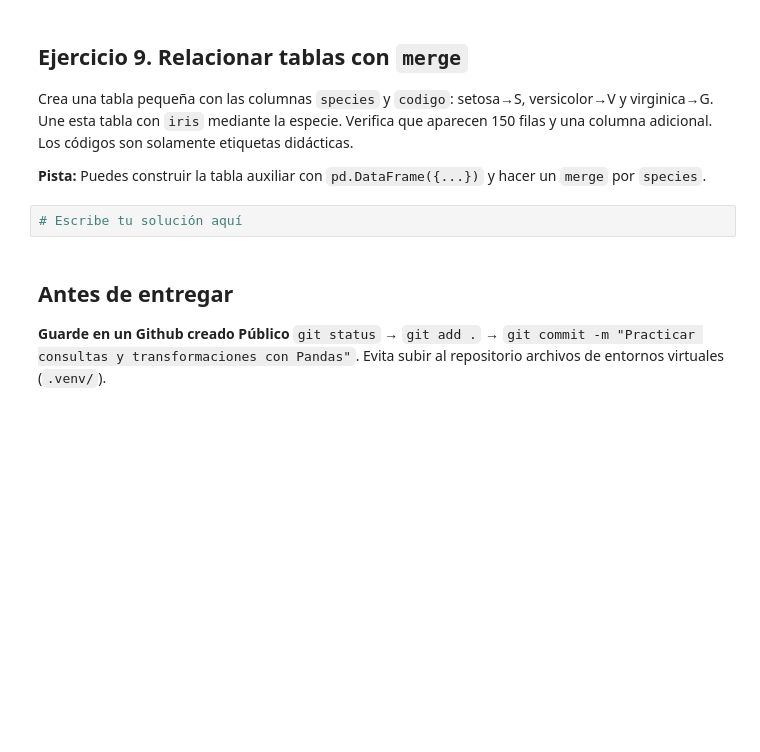
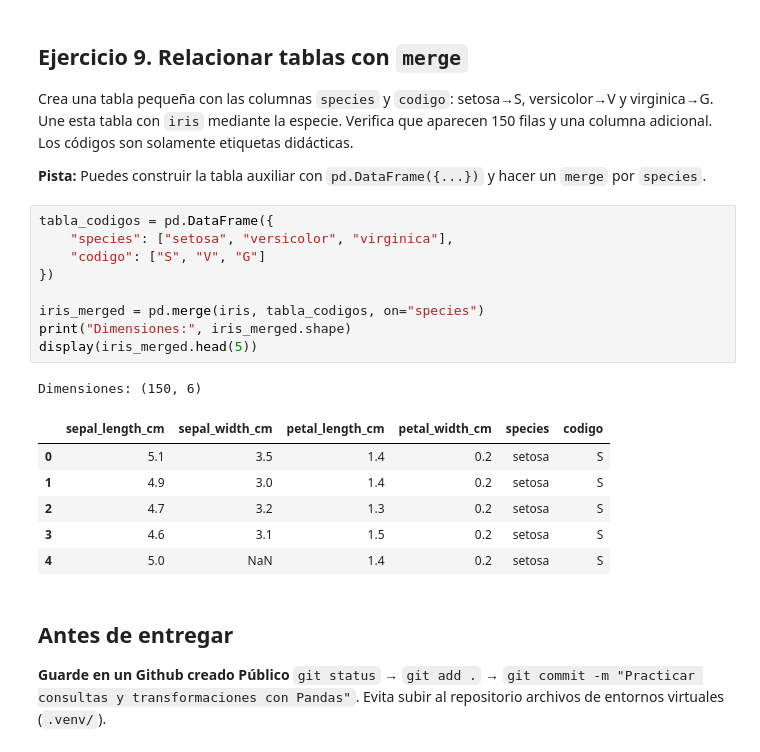
Before and after one commit to tizzy541/curso-ia-practica, a Jupyter notebook: 02_Ejercicios_Iris.ipynb, the cells around one changed output. Drawn from its saved outputs; the diff is of its cells as text; blank space fills up the shorter version.

```diff
--- a/02_Ejercicios_Iris.ipynb
+++ b/02_Ejercicios_Iris.ipynb
@@ -87,7 +241,22 @@ Crea una tabla pequeña con las columnas `species` y `codigo`: setosa→S, versi
 
 **Pista:** Puedes construir la tabla auxiliar con `pd.DataFrame({...})` y hacer un `merge` por `species`.
 # %%
-# Escribe tu solución aquí
+tabla_codigos = pd.DataFrame({
+    "species": ["setosa", "versicolor", "virginica"],
+    "codigo": ["S", "V", "G"]
+})
+
+iris_merged = pd.merge(iris, tabla_codigos, on="species")
+print("Dimensiones:", iris_merged.shape)
+display(iris_merged.head(5))
+# %% [output]
+Dimensiones: (150, 6)
+|  | sepal_length_cm | sepal_width_cm | petal_length_cm | petal_width_cm | species | codigo |
+| 0 | 5.1 | 3.5 | 1.4 | 0.2 | setosa | S |
+| 1 | 4.9 | 3.0 | 1.4 | 0.2 | setosa | S |
+| 2 | 4.7 | 3.2 | 1.3 | 0.2 | setosa | S |
+| 3 | 4.6 | 3.1 | 1.5 | 0.2 | setosa | S |
+| 4 | 5.0 | NaN | 1.4 | 0.2 | setosa | S |
 # %% [markdown]
 ## Antes de entregar
 **Guarde en un Github creado Público** `git status` → `git add .` → `git commit -m "Practicar consultas y transformaciones con Pandas"`. Evita subir al repositorio archivos de entornos virtuales (`.venv/`).
```
Also changed, not shown: parts of 10 cells of this notebook.
